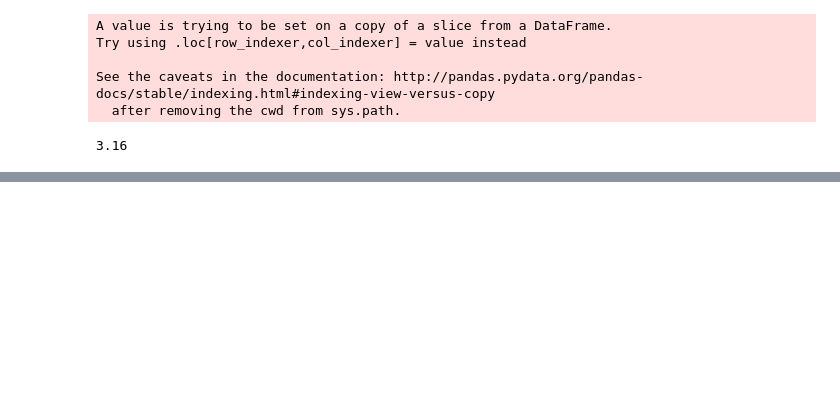
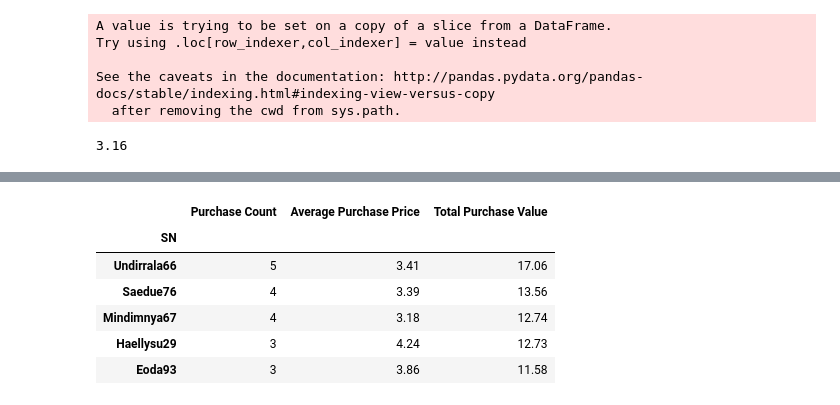
Before and after one commit to mrbalikci/pandas-challenge-, a Jupyter notebook: HeroesOfPyMoli.ipynb, the cells around one changed output, grey strips where cells are left out. Cells and saved outputs as stored; diff of their text form; code cells hidden in the pictures; blank space fills up the shorter version.

```diff
--- a/HeroesOfPyMoli.ipynb
+++ b/HeroesOfPyMoli.ipynb
@@ -1124,0 +578,22 @@ top5_spenders_clean.head(5)
+# %%
+df_spenders = df.drop(['Age', 'Gender', 'Item_ID', 'Item_Name'], axis = 1)
+sn_counts = df_spenders.groupby('SN').count()
+sn_counts = sn_counts.rename(columns={'Price':'Purchase Count'})
+# %%
+sn_total = df_spenders.groupby('SN')
+sn_total_sum = sn_total.sum()
+sn_total_sum = sn_total_sum.rename(columns={'Price':'Total Purchase Value'})
+sn_data = pd.concat([sn_counts, sn_total_sum], axis=1)
+# %%
+sn_data['Average Purchase Price'] = sn_data['Total Purchase Value']/sn_data['Purchase Count']
+sn_data = sn_data[['Purchase Count', 'Average Purchase Price', 'Total Purchase Value']]
+sn_data['Average Purchase Price']= sn_data['Average Purchase Price'].round(2)
+sn_data.nlargest(5, 'Total Purchase Value')
+# %% [output]
+|  | Purchase Count | Average Purchase Price | Total Purchase Value |
+| SN |  |  |  |
+| Undirrala66 | 5 | 3.41 | 17.06 |
+| Saedue76 | 4 | 3.39 | 13.56 |
+| Mindimnya67 | 4 | 3.18 | 12.74 |
+| Haellysu29 | 3 | 4.24 | 12.73 |
+| Eoda93 | 3 | 3.86 | 11.58 |
```
Also changed, not shown: parts of 167 cells of this notebook, 1 other file.
